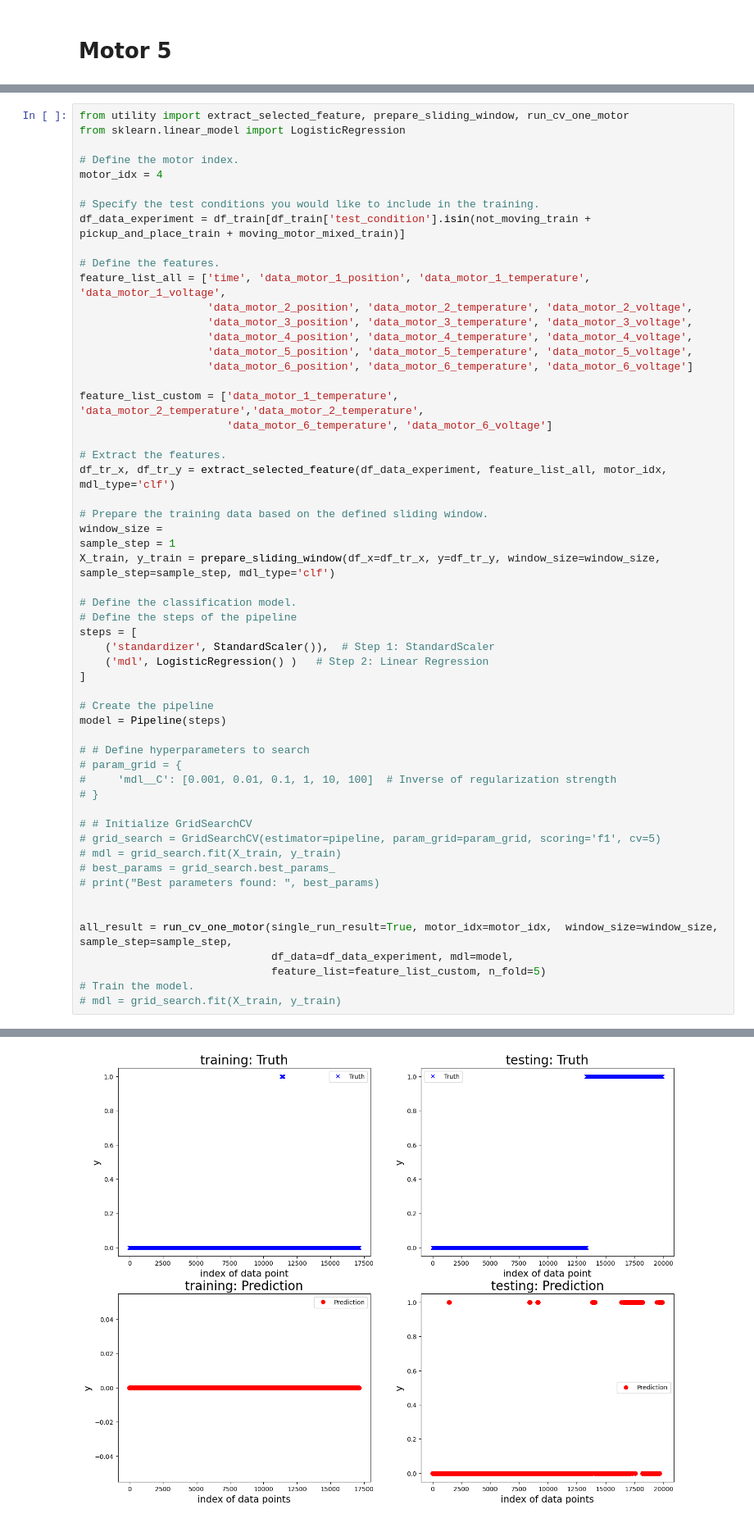
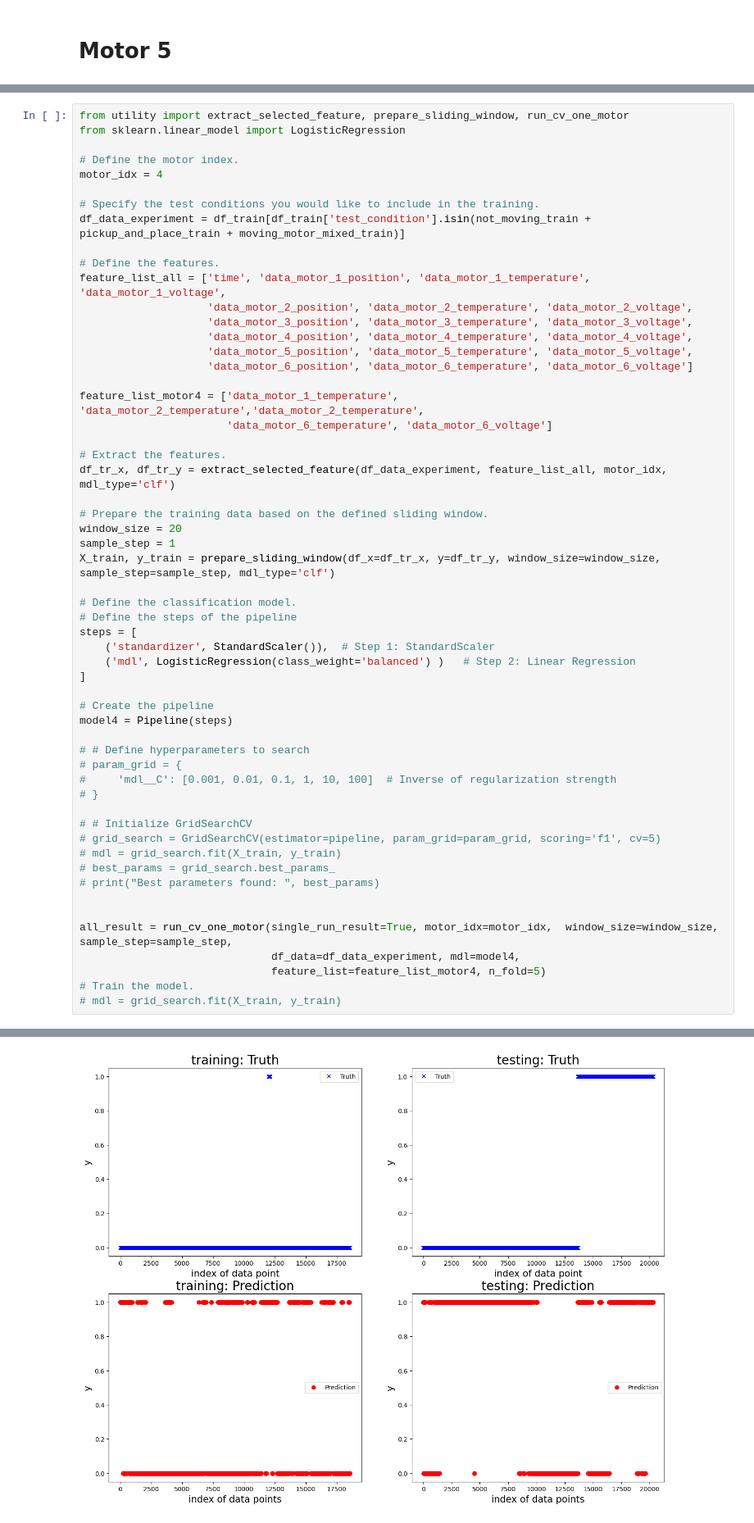
Before and after one commit to comoxx/digital_twin_robot_group2, a Jupyter notebook: DataChallenge/Data_challenge_Pierre.ipynb, the cells around one changed output, grey strips where cells are left out. Shown at 82% size. Saved outputs shown, nothing was run; the diff lists cells and outputs as text.

```diff
--- a/DataChallenge/Data_challenge_Pierre.ipynb
+++ b/DataChallenge/Data_challenge_Pierre.ipynb
@@ -651,14 +576,14 @@ feature_list_all = ['time', 'data_motor_1_position', 'data_motor_1_temperature',
                     'data_motor_5_position', 'data_motor_5_temperature', 'data_motor_5_voltage',
                     'data_motor_6_position', 'data_motor_6_temperature', 'data_motor_6_voltage']
 
-feature_list_custom = ['data_motor_1_temperature', 'data_motor_2_temperature','data_motor_2_temperature',
+feature_list_motor4 = ['data_motor_1_temperature', 'data_motor_2_temperature','data_motor_2_temperature',
                        'data_motor_6_temperature', 'data_motor_6_voltage']
 
 # Extract the features.
 df_tr_x, df_tr_y = extract_selected_feature(df_data_experiment, feature_list_all, motor_idx, mdl_type='clf')
 
 # Prepare the training data based on the defined sliding window.
-window_size =
+window_size = 20
 sample_step = 1
 X_train, y_train = prepare_sliding_window(df_x=df_tr_x, y=df_tr_y, window_size=window_size, sample_step=sample_step, mdl_type='clf')
 
@@ -666,11 +591,11 @@ X_train, y_train = prepare_sliding_window(df_x=df_tr_x, y=df_tr_y, window_size=w
 # Define the steps of the pipeline
 steps = [
     ('standardizer', StandardScaler()),  # Step 1: StandardScaler
-    ('mdl', LogisticRegression() )   # Step 2: Linear Regression
+    ('mdl', LogisticRegression(class_weight='balanced') )   # Step 2: Linear Regression
 ]
 
 # Create the pipeline
-model = Pipeline(steps)
+model4 = Pipeline(steps)
 
 # # Define hyperparameters to search
 # param_grid = {
@@ -685,8 +610,8 @@ model = Pipeline(steps)
 
 
 all_result = run_cv_one_motor(single_run_result=True, motor_idx=motor_idx,  window_size=window_size, sample_step=sample_step,
-                              df_data=df_data_experiment, mdl=model,
-                              feature_list=feature_list_custom, n_fold=5)
+                              df_data=df_data_experiment, mdl=model4,
+                              feature_list=feature_list_motor4, n_fold=5)
 # Train the model.
 # mdl = grid_search.fit(X_train, y_train)
 # %% [output]
@@ -726,3 +651,3 @@ testing performance, F1: 0.4244741873804972
-[figure, old version]
+[figure, new version]
  New run:
 
```
Also changed, not shown: parts of 24 cells of this notebook, 3 other files.
